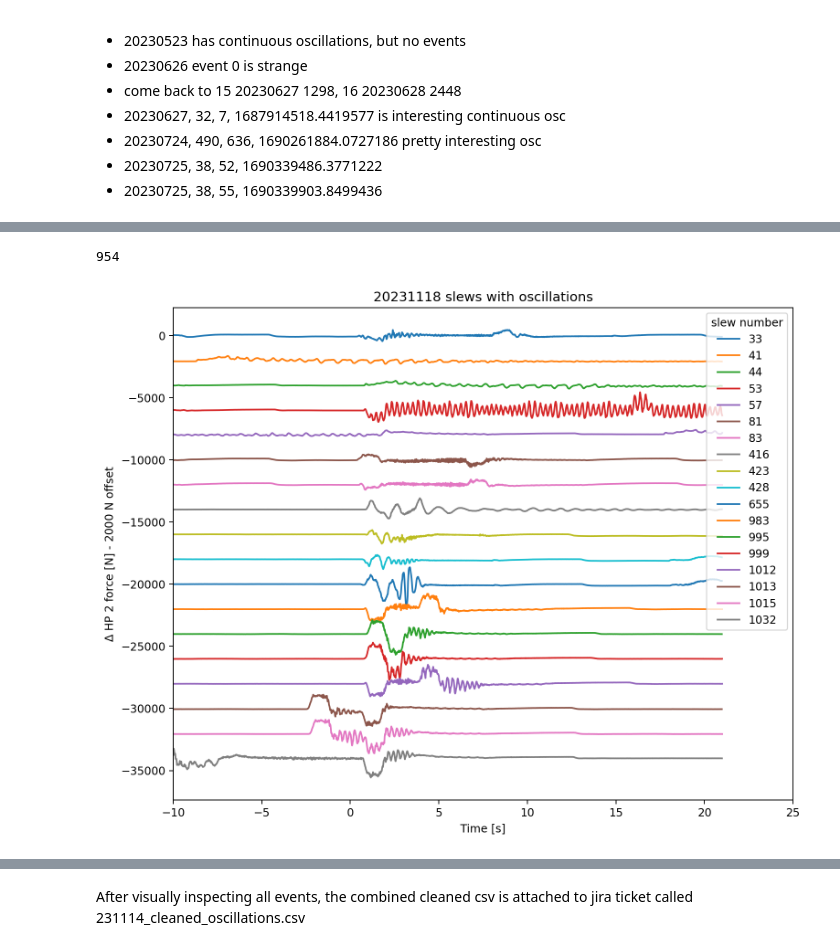
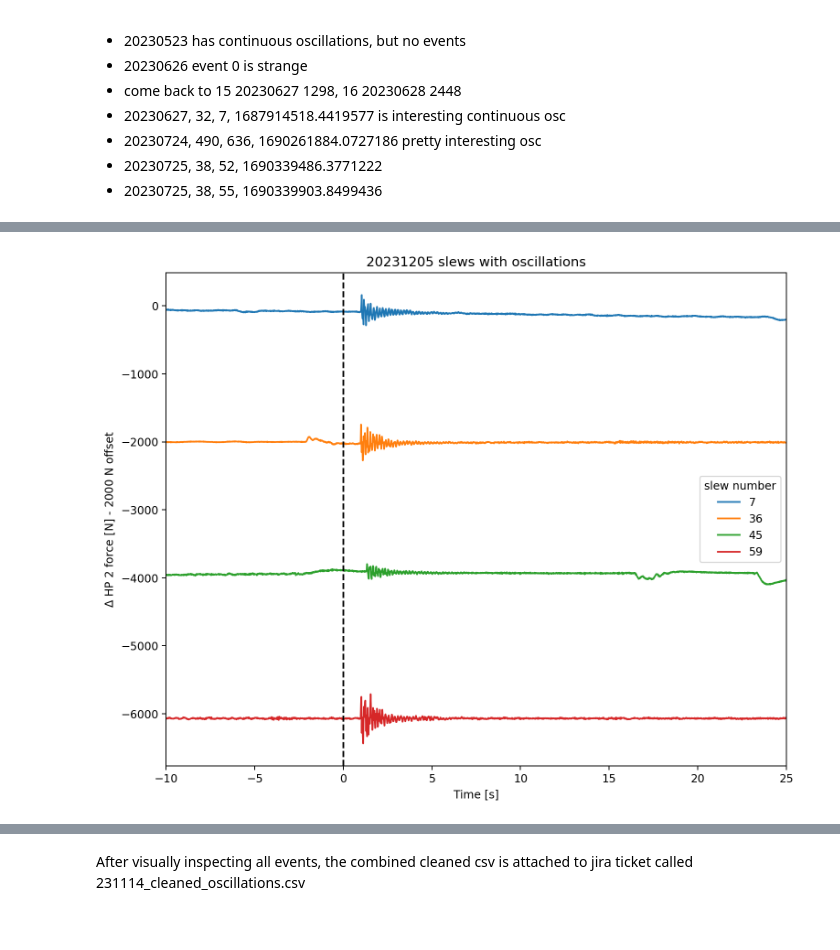
Before and after one commit to lsst-sitcom/notebooks_vandv, a Jupyter notebook: notebooks/tel_and_site/subsys_req_ver/m1m3/SITCOMTN_81_identify_oscillations_during_slew.ipynb, the cells around one changed output, grey strips where cells are left out. Saved outputs shown, nothing was run; the diff lists cells and outputs as text; code cells hidden in the pictures.

Commit message:
plots for glass safety

```diff
--- a/notebooks/tel_and_site/subsys_req_ver/m1m3/SITCOMTN_81_identify_oscillations_during_slew.ipynb
+++ b/notebooks/tel_and_site/subsys_req_ver/m1m3/SITCOMTN_81_identify_oscillations_during_slew.ipynb
@@ -195,0 +220,3 @@ days_with_events
+# %%
+for i, j in enumerate(days_with_events):
+    print(i, j)
@@ -204,7 +252,0 @@ print(indexer, day, len(events_frame))
-# %%
-if len(events_frame) > 1000:
-    sep_sel = [True] + list((np.diff(events_frame["times"]) > 8))
-    print(len(events_frame[sep_sel]))
-    events_frame = events_frame[sep_sel].reset_index()
-# %% [output]
-954
@@ -233,69 +273,54 @@ for m in range(int(len(events_frame) / 120) + 1):
     if l == 1:
         plt.legend()
     if l == 4:
-        plt.legend(fontsize=9.2, loc=7)
+        plt.legend(fontsize=9.2, loc=7, title="seqNum, eventNum")
     plt.axvline(2, c="k", ls="dashed")
     plt.savefig(f"./sitcomtn81_data/plots/diagnostic_{day}_{k}_{l}_{int(k/l/30)}.png")
     plt.close()
 # %%
-good = [
-    40,
-    53,
-    56,
-    67,
-    72,
-    102,
-    103,
-    414,
-    415,
-    416,
-    611,
-    904,
-    916,
-    920,
-    933,
-    934,
-    936,
-    953,
-]
-# good1115 = [1, 3, 4, 13, 14, 25, 28, 34, 41, 48, 58, 60, 117, 69]  # , 502, 503]
-funky = [60, 62]
-# =np.arange(len(events_frame))
+good = [6, 19, 21, 23]
+# %%
+offset_list = [0, 0, 20, 0]
+offset_dict = {}
+for l, k in enumerate(good):
+    offset_dict[k] = offset_list[l]
 # %%
+l = 1
 plt.figure(dpi=175, figsize=(10, 8 * l))
-l = 1
 j = 0
 k = 30 * l * m
 offset = 2000
 for i in np.unique(merged_df["event_num"]):  # [k : k + 30 * l]:
     if i not in good:
         continue
     plt.title(f"{day} slews with oscillations")
     subframe = merged_df.copy()
     subframe = subframe[subframe["event_num"] == i]
     seq_val = np.unique(subframe["seqNum"])
+    # block_num = np.unique(subframe["block"])
     if len(subframe) > 0:
         plt.plot(
-            subframe["delta_time"],
+            subframe["delta_time"] - offset_dict[i],
             subframe["measuredForce2"]
             - subframe["measuredForce2"][subframe["delta_time"] < 0].mean()
             - offset * j,
             label=f"{seq_val[0]}",
         )
         j += 1
 if l == 1:
     plt.legend(title="slew number")
 if l == 4:
     plt.legend(fontsize=9.2, loc=7)
 # plt.axvline(0, c="k", ls="dashed")
 plt.ylabel(f"$\Delta$ HP 2 force [N] - {offset} N offset")
 plt.xlabel("Time [s]")
 plt.xlim(-10, 25)
+plt.axvline(0, ls="dashed", c="k")
 plt.savefig(f"./sitcomtn81_data/plots/osc_hp2_{day}.png")
 
 # plt.close()
 # %% [output]
-[figure, old version]
+[figure, new version]
 # %%
 seq_list = []
 for row in good:
```
Also changed, not shown: parts of 17 cells of this notebook, 3 other files.
